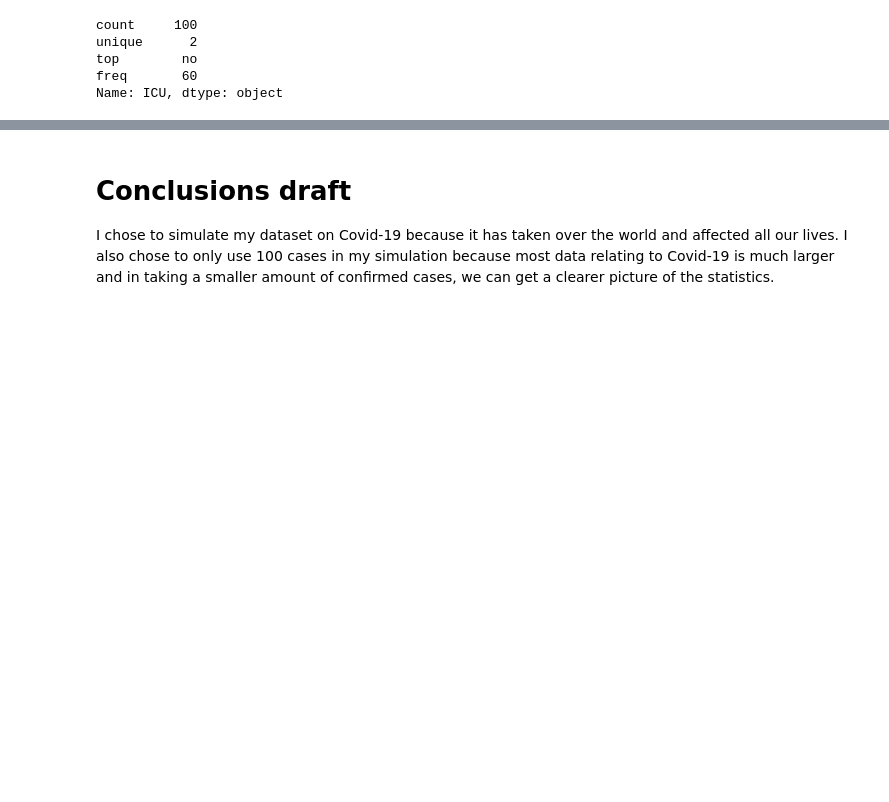
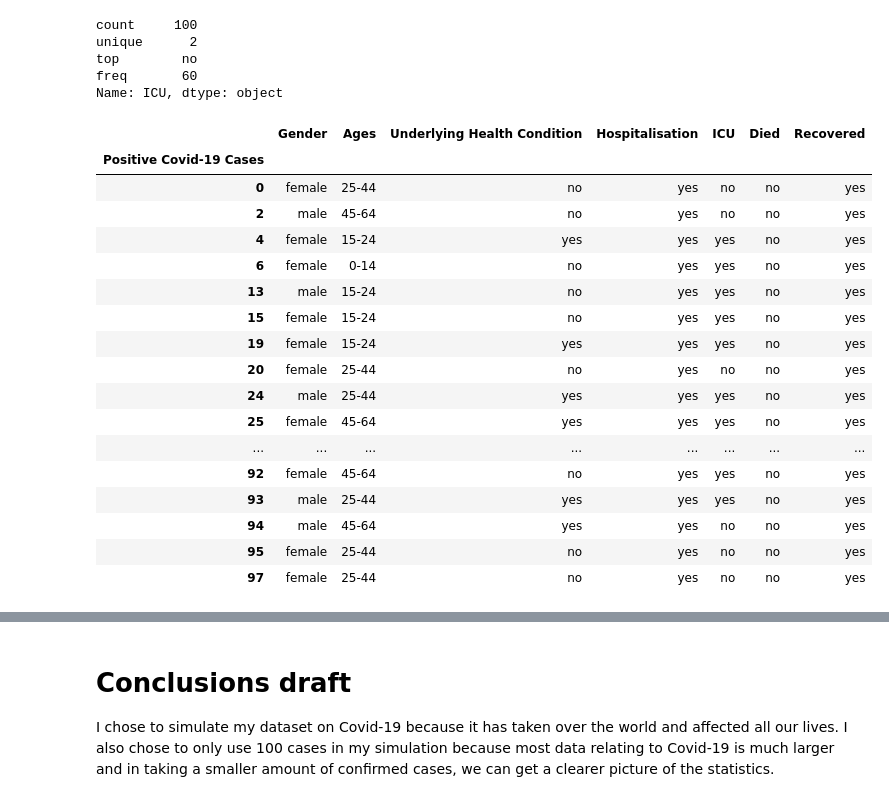
Before and after one commit to AineNicD/simulating-data, a Jupyter notebook: simulating-data.ipynb, the cells around one changed output, grey strips where cells are left out. Drawn from its saved outputs; the diff is of its cells as text; code cells hidden in the pictures; blank space fills up the shorter version.

```diff
--- a/simulating-data.ipynb
+++ b/simulating-data.ipynb
@@ -904,3 +904,24 @@ unique      2
 top        no
 freq       60
 Name: ICU, dtype: object
+# %%
+df[df.loc[:, 'Hospitalisation'] == 'yes']
+# %% [output]
+|  | Gender | Ages | Underlying Health Condition | Hospitalisation | ICU | Died | Recovered |
+| Positive Covid-19 Cases |  |  |  |  |  |  |  |
+| 0 | female | 25-44 | no | yes | no | no | yes |
+| 2 | male | 45-64 | no | yes | no | no | yes |
+| 4 | female | 15-24 | yes | yes | yes | no | yes |
+| 6 | female | 0-14 | no | yes | yes | no | yes |
+| 13 | male | 15-24 | no | yes | yes | no | yes |
+| 15 | female | 15-24 | no | yes | yes | no | yes |
+| 19 | female | 15-24 | yes | yes | yes | no | yes |
+| 20 | female | 25-44 | no | yes | no | no | yes |
+| 24 | male | 25-44 | yes | yes | yes | no | yes |
+| 25 | female | 45-64 | yes | yes | yes | no | yes |
+| ... | ... | ... | ... | ... | ... | ... | ... |
+| 92 | female | 45-64 | no | yes | yes | no | yes |
+| 93 | male | 25-44 | yes | yes | yes | no | yes |
+| 94 | male | 45-64 | yes | yes | no | no | yes |
+| 95 | female | 25-44 | no | yes | no | no | yes |
+| 97 | female | 25-44 | no | yes | no | no | yes |
```
Also changed, not shown: parts of 3 cells of this notebook.
